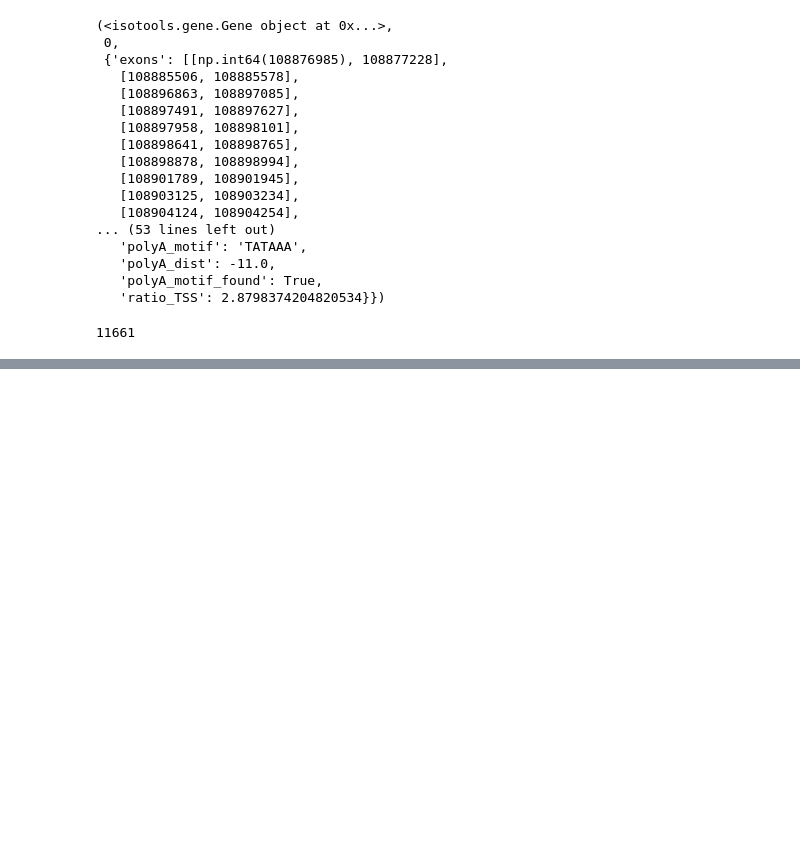
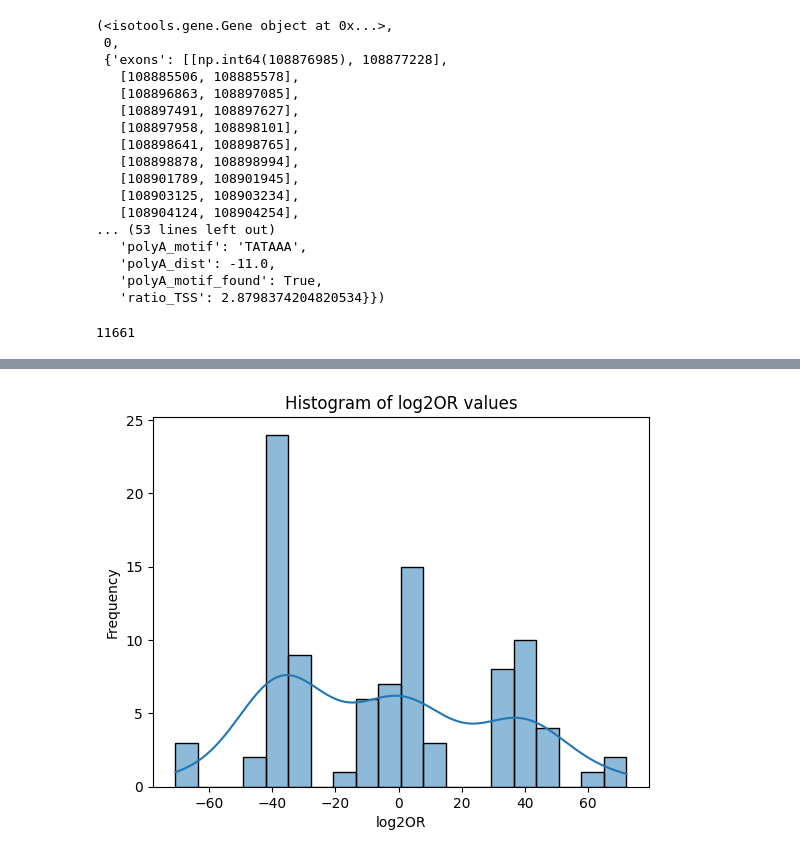
Before and after one commit to IceFreez3r/master-thesis, a Jupyter notebook: notebooks/IsoTools_coordination.ipynb, the cells around one changed output, grey strips where cells are left out. Cells and saved outputs as stored; diff of their text form; code cells hidden in the pictures; blank space fills up the shorter version.

```diff
--- a/notebooks/IsoTools_coordination.ipynb
+++ b/notebooks/IsoTools_coordination.ipynb
@@ -106,0 +128,9 @@ coordination_results
+# %%
+# Histogram of log2OR values
+sns.histplot(coordination_results_sig["log2OR"], bins=20, kde=True)
+plt.xlabel("log2OR")
+plt.ylabel("Frequency")
+plt.title("Histogram of log2OR values")
+plt.show()
+# %% [output]
+[figure, added]
```
Also changed, not shown: parts of 6 cells of this notebook.
